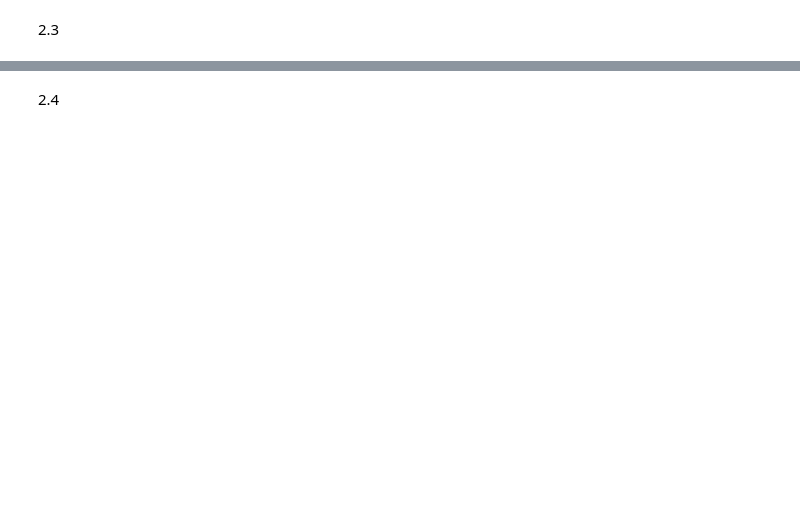
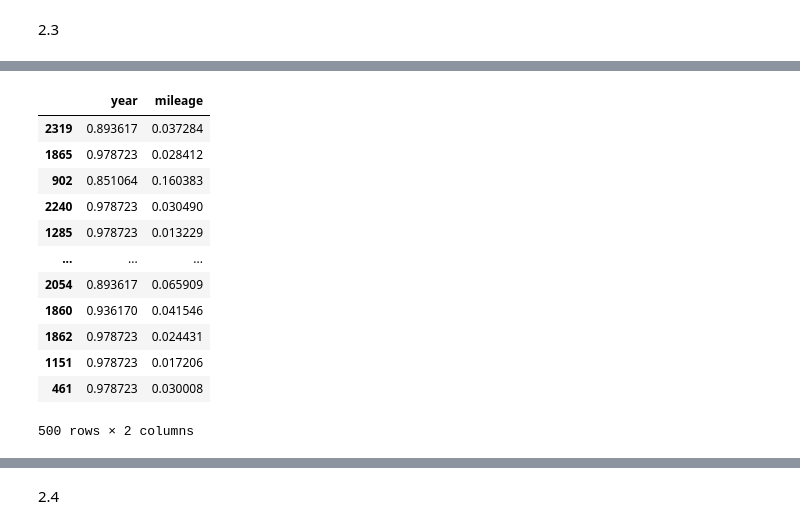
Before and after one commit to mchen899923/knn_assignment, a Jupyter notebook: assignment_knn.ipynb, the cells around one changed output, grey strips where cells are left out. Cells and saved outputs as stored; diff of their text form; code cells hidden in the pictures; blank space fills up the shorter version.

```diff
--- a/assignment_knn.ipynb
+++ b/assignment_knn.ipynb
@@ -129,0 +131,16 @@ X_train, X_test, y_train, y_test = train_test_split(X,y, # Feature and target va
+# %%
+X_test
+# %% [output]
+|  | year | mileage |
+| 2319 | 0.893617 | 0.037284 |
+| 1865 | 0.978723 | 0.028412 |
+| 902 | 0.851064 | 0.160383 |
+| 2240 | 0.978723 | 0.030490 |
+| 1285 | 0.978723 | 0.013229 |
+| ... | ... | ... |
+| 2054 | 0.893617 | 0.065909 |
+| 1860 | 0.936170 | 0.041546 |
+| 1862 | 0.978723 | 0.024431 |
+| 1151 | 0.978723 | 0.017206 |
+| 461 | 0.978723 | 0.030008 |
+500 rows × 2 columns
```
Also changed, not shown: parts of 10 cells of this notebook.
